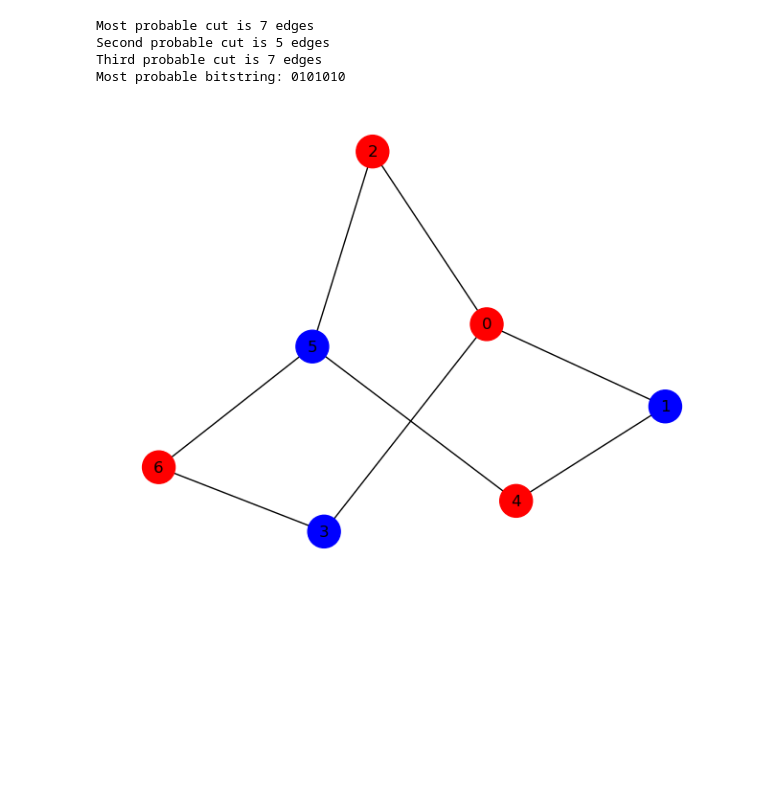
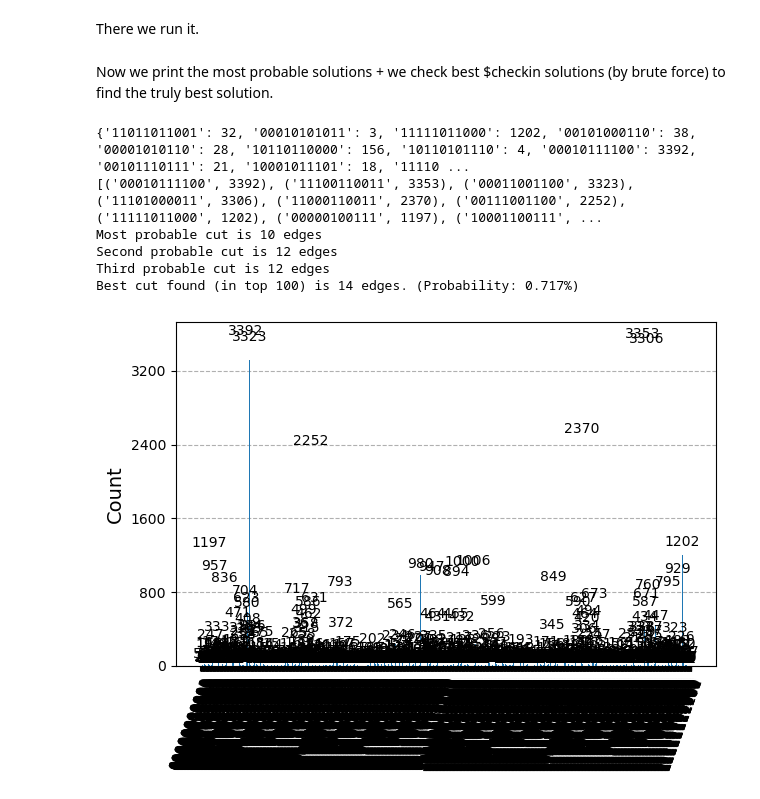
Before and after one commit to mforgo/Quantum-Examples, a Jupyter notebook: Circuits/QAOA.ipynb, the cells around one changed output. Drawn from its saved outputs; the diff is of its cells as text; code cells hidden in the pictures; blank space fills up the shorter version.

```diff
--- a/Circuits/QAOA.ipynb
+++ b/Circuits/QAOA.ipynb
@@ -69,12 +87,17 @@ def f(params):
     job = simulator.run(qc)
     result = job.result()
     counts = result.get_counts()
+    sorted_counts = sorted(counts.items(), key=lambda item: item[1], reverse=True)[0:checkin]
     exval = 0
-    for j in (counts):
-        count = counts[j]
-        bitstring = j
+    for j in (sorted_counts):
+        count = j[1]
+        bitstring = j[0]
         exval += exp_val(edges, bitstring, count)
-    exval = exval / 10000
+    exval = exval / (shots/10)
     return -exval
 
-result = minimize(f, [0.5, 0.5], method='COBYLA')
+result = []
+for i in range(seeds):
+    result.append(minimize(f, [random.random(), random.random()], method='COBYLA'))
+best = min(result, key=lambda r: r["fun"])
+print(best)
@@ -81,16 +114,18 @@ result = minimize(f, [0.5, 0.5], method='COBYLA')
 # %%
-gamma, beta = result.x
+
 q = QuantumRegister(n, 'q')
 c = ClassicalRegister(n, 'c')
 qc = QuantumCircuit(q, c)
 for i in range (n):
     qc.h(q[i])
 for k in range(depth):
+    gamma, beta = best["x"]
     for (i, j) in edges:
         qc.rzz(2*gamma, q[i], q[j])
     for i in range (n):
         qc.rx(2*beta, q[i])
 for i in range (n):
     qc.measure(q[i], c[i])
+print("Gamma: " + str(gamma) + ", Beta: " + str(beta))
 qc.draw("mpl")
 # %% [output]
@@ -98,43 +134,28 @@ qc.draw("mpl")
+# %% [markdown]
+There we run it.
 # %%
 simulator = AerSimulator(shots=shots)
 job = simulator.run(qc)
 result = job.result()
 counts = result.get_counts()
+# %% [markdown]
+Now we print the most probable solutions + we check best $checkin solutions (by brute force) to find the truly best solution.
 # %%
-exval = 0
-for j in (counts):
-    count = counts[j]
-    bitstring = j
-    exval += exp_val(edges, bitstring, count)
-exval = exval / 10000
-sorted_counts = sorted(counts.items(), key=lambda item: item[1], reverse=True)
+print(counts)
+sorted_counts = sorted(counts.items(), key=lambda item: item[1], reverse=True)[0:checkin]
+print (sorted_counts)
+best_count = min(sorted_counts, key=lambda r: -max_cut_value(edges, r[0]))
 print("Most probable cut is " + str(max_cut_value(edges, sorted_counts[0][0])) + " edges")
 print("Second probable cut is " + str(max_cut_value(edges, sorted_counts[1][0])) + " edges")
 print("Third probable cut is " + str(max_cut_value(edges, sorted_counts[2][0])) + " edges")
+
+print("Best cut found (in top "+ str(checkin) +") is " + str(max_cut_value(edges, best_count[0])) + " edges. (Probability: " + str(100*best_count[1]/shots) + "%)")
 plot_histogram(counts)
-
-graph = rx.PyGraph()
-graph = rx.PyGraph()
-graph.add_nodes_from(np.arange(0, n, 1))
-graph.add_edges_from([(i, j, 1) for (i, j) in edges])
-group1 = []
-group2 = []
-max = sorted_counts[0][0]
-for i in range(len(max)):
-    if max[i] == "0":
-        group1.append(i)
-    else:
-        group2.append(i)
-
-node_colors = ['red' if node in group1 else 'blue' for node in range(n)]
-
-print("Most probable bitstring: " + max)
-
-# vykreslení grafu
-draw_graph(graph, node_size=600, with_labels=True, node_color=node_colors)
 # %% [output]
-Most probable cut is 7 edges
-Second probable cut is 5 edges
-Third probable cut is 7 edges
-Most probable bitstring: 0101010
+{'11011011001': 32, '00010101011': 3, '11111011000': 1202, '00101000110': 38, '00001010110': 28, '10110110000': 156, '10110101110': 4, '00010111100': 3392, '00101110111': 21, '10001011101': 18, '11110 ...
+[('00010111100', 3392), ('11100110011', 3353), ('00011001100', 3323), ('11101000011', 3306), ('11000110011', 2370), ('00111001100', 2252), ('11111011000', 1202), ('00000100111', 1197), ('10001100111', ...
+Most probable cut is 10 edges
+Second probable cut is 12 edges
+Third probable cut is 12 edges
+Best cut found (in top 100) is 14 edges. (Probability: 0.717%)
-[figure, old version]
+[figure, new version]
```
Also changed, not shown: parts of 12 cells of this notebook.
